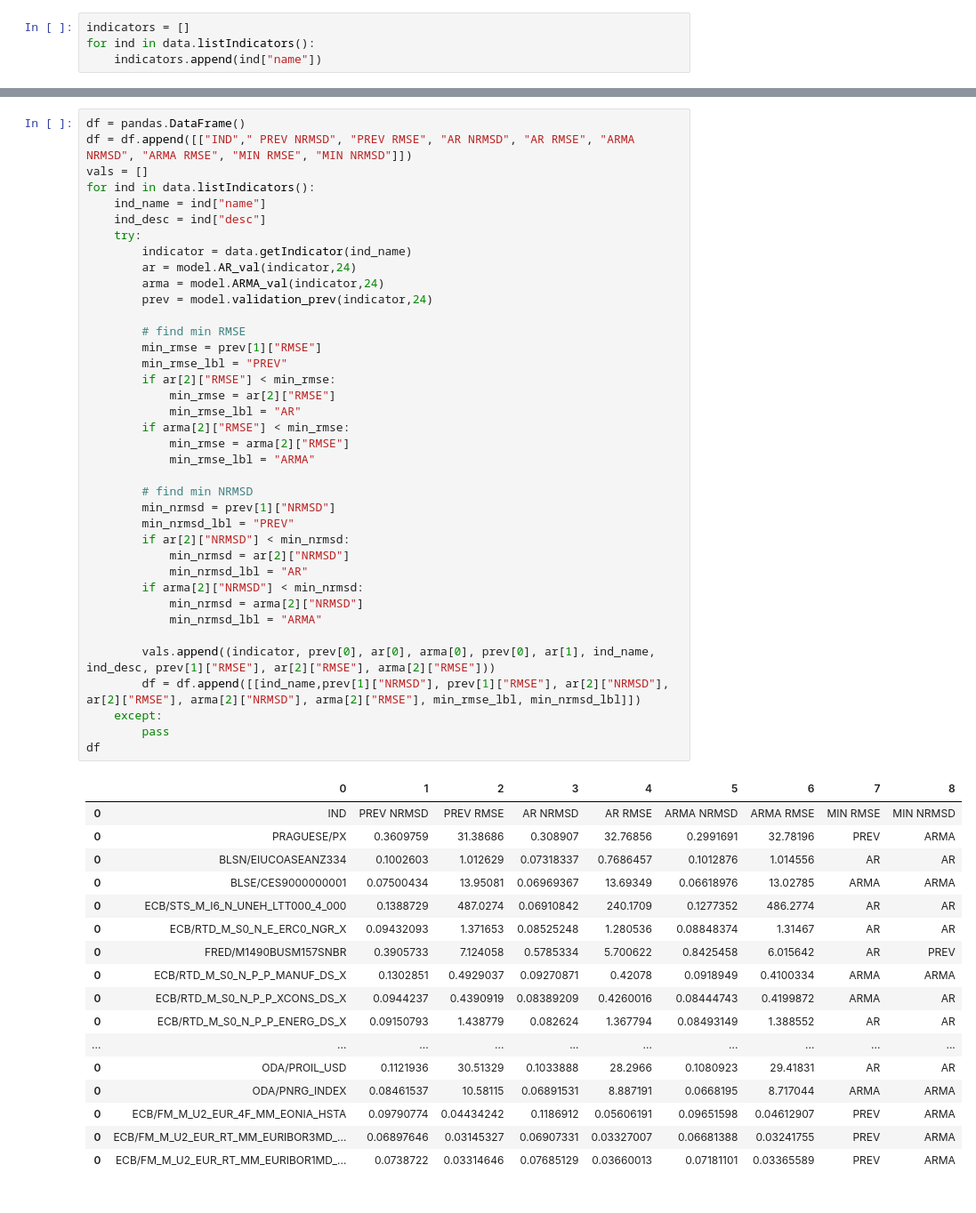
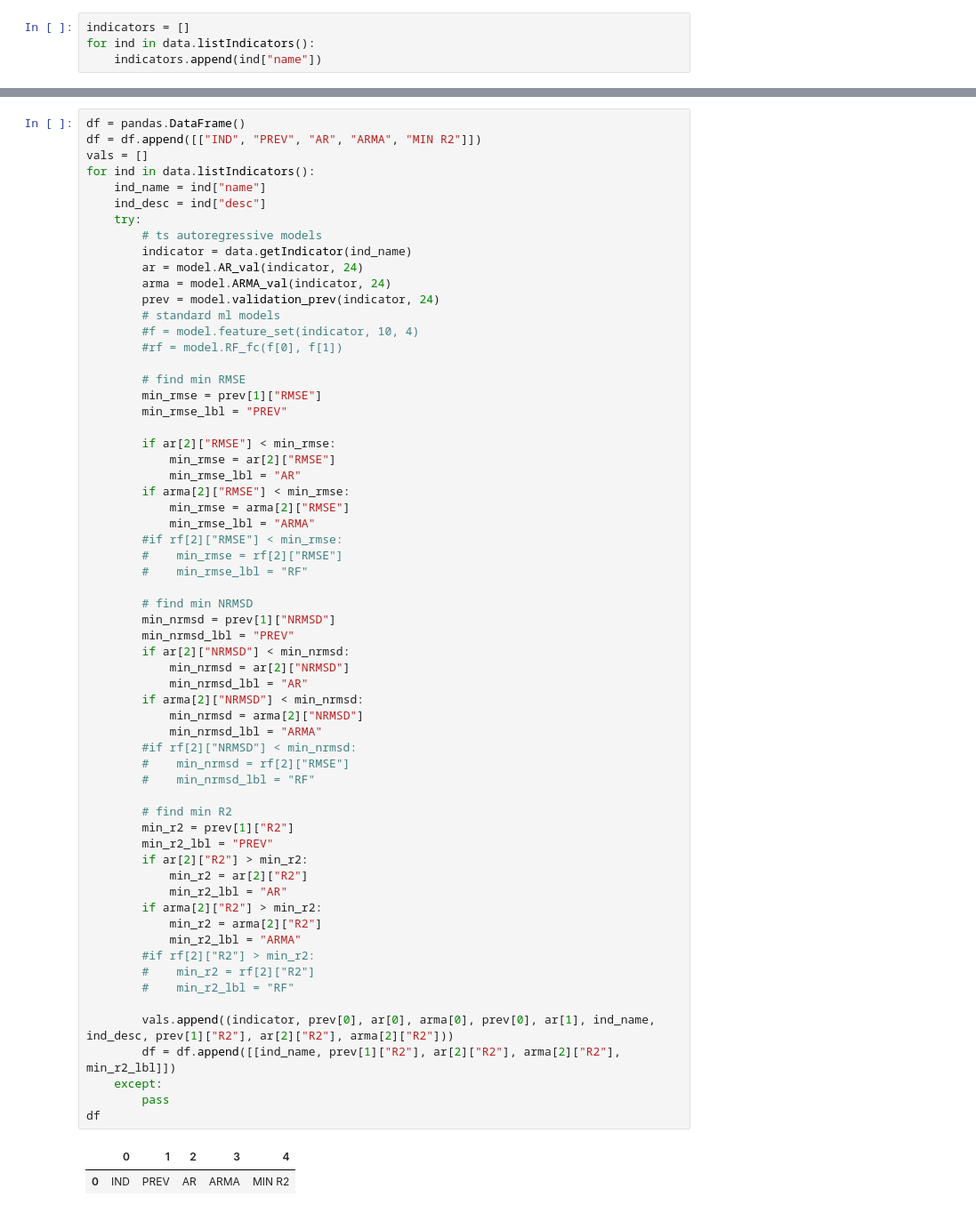
Before and after one commit to mkarlovc/ts, a Jupyter notebook: Testing.ipynb, the cells around one changed output, grey strips where cells are left out. Shown: that part at 89% size. Cells and saved outputs as stored; diff of their text form.

```diff
--- a/Testing.ipynb
+++ b/Testing.ipynb
@@ -18,59 +20,68 @@ for ind in data.listIndicators():
 # %%
 df = pandas.DataFrame()
-df = df.append([["IND"," PREV NRMSD", "PREV RMSE", "AR NRMSD", "AR RMSE", "ARMA NRMSD", "ARMA RMSE", "MIN RMSE", "MIN NRMSD"]])
+df = df.append([["IND", "PREV", "AR", "ARMA", "MIN R2"]])
 vals = []
 for ind in data.listIndicators():
     ind_name = ind["name"]
     ind_desc = ind["desc"]
     try:
+        # ts autoregressive models
         indicator = data.getIndicator(ind_name)
-        ar = model.AR_val(indicator,24)
-        arma = model.ARMA_val(indicator,24)
-        prev = model.validation_prev(indicator,24)
+        ar = model.AR_val(indicator, 24)
+        arma = model.ARMA_val(indicator, 24)
+        prev = model.validation_prev(indicator, 24)
+        # standard ml models
+        #f = model.feature_set(indicator, 10, 4)
+        #rf = model.RF_fc(f[0], f[1])
 
         # find min RMSE
         min_rmse = prev[1]["RMSE"]
         min_rmse_lbl = "PREV"
+
         if ar[2]["RMSE"] < min_rmse:
             min_rmse = ar[2]["RMSE"]
             min_rmse_lbl = "AR"
         if arma[2]["RMSE"] < min_rmse:
             min_rmse = arma[2]["RMSE"]
             min_rmse_lbl = "ARMA"
+        #if rf[2]["RMSE"] < min_rmse:
+        #    min_rmse = rf[2]["RMSE"]
+        #    min_rmse_lbl = "RF"
 
         # find min NRMSD
         min_nrmsd = prev[1]["NRMSD"]
         min_nrmsd_lbl = "PREV"
         if ar[2]["NRMSD"] < min_nrmsd:
             min_nrmsd = ar[2]["NRMSD"]
             min_nrmsd_lbl = "AR"
         if arma[2]["NRMSD"] < min_nrmsd:
             min_nrmsd = arma[2]["NRMSD"]
             min_nrmsd_lbl = "ARMA"
+        #if rf[2]["NRMSD"] < min_nrmsd:
+        #    min_nrmsd = rf[2]["RMSE"]
+        #    min_nrmsd_lbl = "RF"
 
-        vals.append((indicator, prev[0], ar[0], arma[0], prev[0], ar[1], ind_name, ind_desc, prev[1]["RMSE"], ar[2]["RMSE"], arma[2]["RMSE"]))
-        df = df.append([[ind_name,prev[1]["NRMSD"], prev[1]["RMSE"], ar[2]["NRMSD"], ar[2]["RMSE"], arma[2]["NRMSD"], arma[2]["RMSE"], min_rmse_lbl, min_nrmsd_lbl]])
+        # find min R2
+        min_r2 = prev[1]["R2"]
+        min_r2_lbl = "PREV"
+        if ar[2]["R2"] > min_r2:
+            min_r2 = ar[2]["R2"]
+            min_r2_lbl = "AR"
+        if arma[2]["R2"] > min_r2:
+            min_r2 = arma[2]["R2"]
+            min_r2_lbl = "ARMA"
+        #if rf[2]["R2"] > min_r2:
+        #    min_r2 = rf[2]["R2"]
+        #    min_r2_lbl = "RF"
+
+        vals.append((indicator, prev[0], ar[0], arma[0], prev[0], ar[1], ind_name, ind_desc, prev[1]["R2"], ar[2]["R2"], arma[2]["R2"]))
+        df = df.append([[ind_name, prev[1]["R2"], ar[2]["R2"], arma[2]["R2"], min_r2_lbl]])
     except:
         pass
 df
 # %% [output]
-|  | 0 | 1 | 2 | 3 | 4 | 5 | 6 | 7 | 8 |
-| 0 | IND | PREV NRMSD | PREV RMSE | AR NRMSD | AR RMSE | ARMA NRMSD | ARMA RMSE | MIN RMSE | MIN NRMSD |
-| 0 | PRAGUESE/PX | 0.3609759 | 31.38686 | 0.308907 | 32.76856 | 0.2991691 | 32.78196 | PREV | ARMA |
-| 0 | BLSN/EIUCOASEANZ334 | 0.1002603 | 1.012629 | 0.07318337 | 0.7686457 | 0.1012876 | 1.014556 | AR | AR |
-| 0 | BLSE/CES9000000001 | 0.07500434 | 13.95081 | 0.06969367 | 13.69349 | 0.06618976 | 13.02785 | ARMA | ARMA |
-| 0 | ECB/STS_M_I6_N_UNEH_LTT000_4_000 | 0.1388729 | 487.0274 | 0.06910842 | 240.1709 | 0.1277352 | 486.2774 | AR | AR |
-| 0 | ECB/RTD_M_S0_N_E_ERC0_NGR_X | 0.09432093 | 1.371653 | 0.08525248 | 1.280536 | 0.08848374 | 1.31467 | AR | AR |
-| 0 | FRED/M1490BUSM157SNBR | 0.3905733 | 7.124058 | 0.5785334 | 5.700622 | 0.8425458 | 6.015642 | AR | PREV |
-| 0 | ECB/RTD_M_S0_N_P_P_MANUF_DS_X | 0.1302851 | 0.4929037 | 0.09270871 | 0.42078 | 0.0918949 | 0.4100334 | ARMA | ARMA |
-| 0 | ECB/RTD_M_S0_N_P_P_XCONS_DS_X | 0.0944237 | 0.4390919 | 0.08389209 | 0.4260016 | 0.08444743 | 0.4199872 | ARMA | AR |
-| 0 | ECB/RTD_M_S0_N_P_P_ENERG_DS_X | 0.09150793 | 1.438779 | 0.082624 | 1.367794 | 0.08493149 | 1.388552 | AR | AR |
-| ... | ... | ... | ... | ... | ... | ... | ... | ... | ... |
-| 0 | ODA/PROIL_USD | 0.1121936 | 30.51329 | 0.1033888 | 28.2966 | 0.1080923 | 29.41831 | AR | AR |
-| 0 | ODA/PNRG_INDEX | 0.08461537 | 10.58115 | 0.06891531 | 8.887191 | 0.0668195 | 8.717044 | ARMA | ARMA |
-| 0 | ECB/FM_M_U2_EUR_4F_MM_EONIA_HSTA | 0.09790774 | 0.04434242 | 0.1186912 | 0.05606191 | 0.09651598 | 0.04612907 | PREV | ARMA |
-| 0 | ECB/FM_M_U2_EUR_RT_MM_EURIBOR3MD_... | 0.06897646 | 0.03145327 | 0.06907331 | 0.03327007 | 0.06681388 | 0.03241755 | PREV | ARMA |
-| 0 | ECB/FM_M_U2_EUR_RT_MM_EURIBOR1MD_... | 0.0738722 | 0.03314646 | 0.07685129 | 0.03660013 | 0.07181101 | 0.03365589 | PREV | ARMA |
+|  | 0 | 1 | 2 | 3 | 4 |
+| 0 | IND | PREV | AR | ARMA | MIN R2 |
 # %%
 for val in vals:
     try:
```
Also changed, not shown: parts of 8 cells of this notebook, 5 other files.
